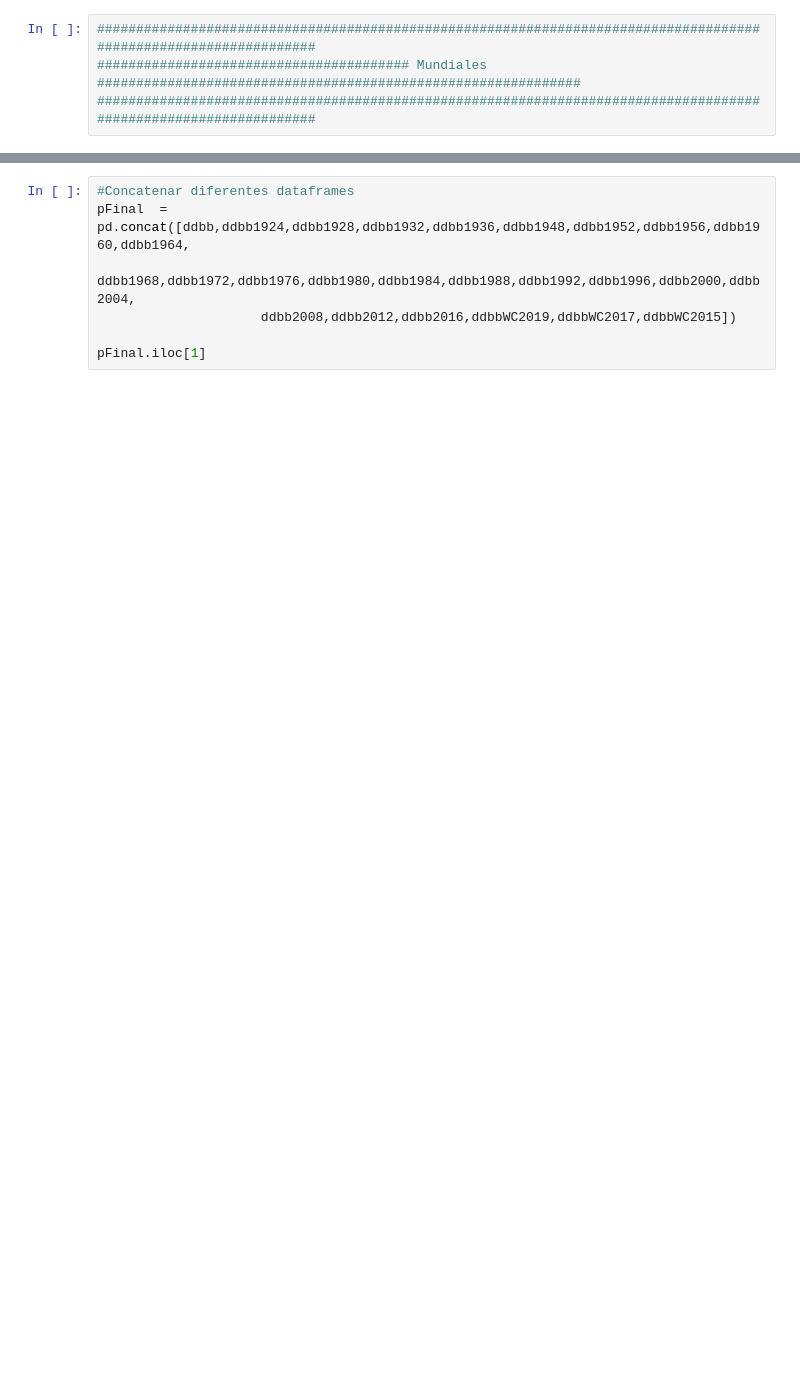
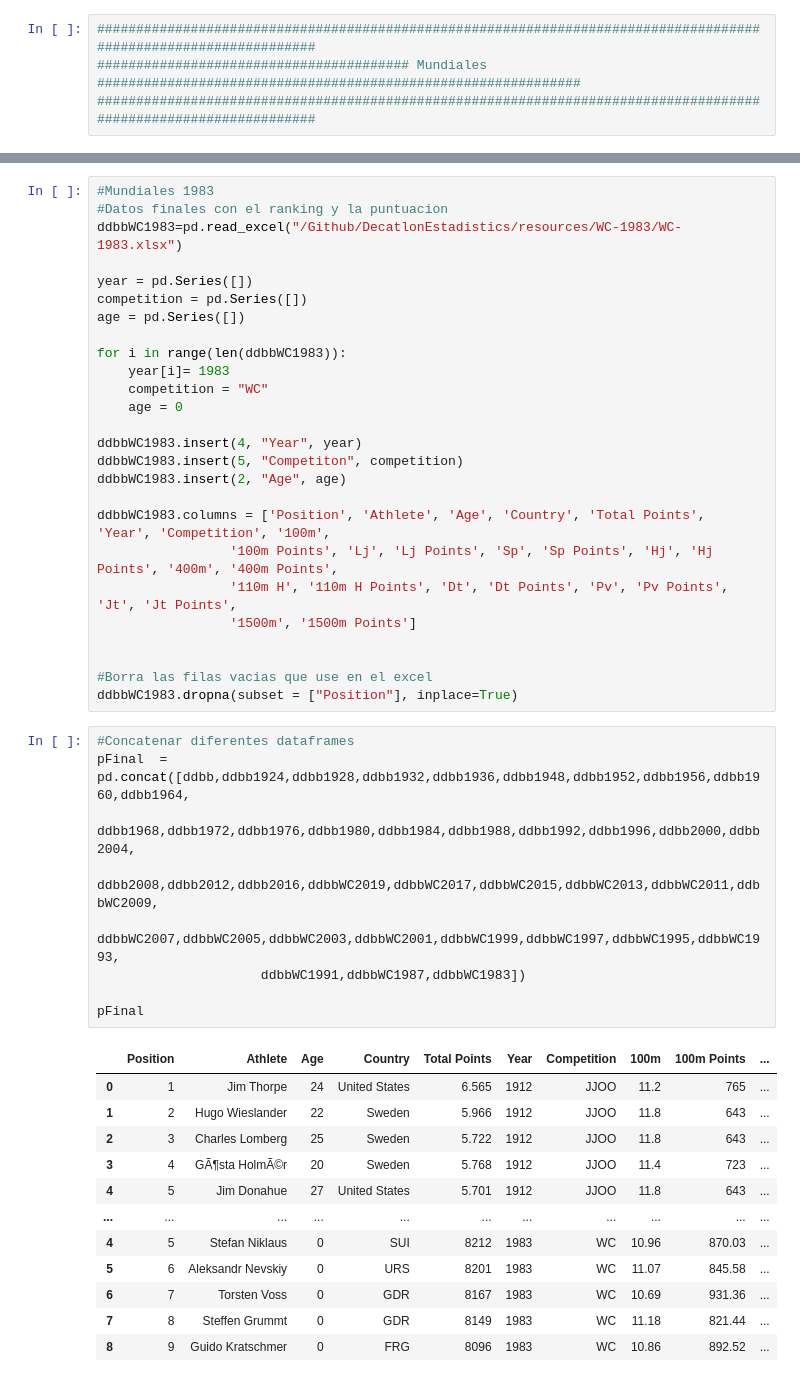
Before and after one commit to RaulCapellanFernandez/DecatlonEstadistics, a Jupyter notebook: CSVdataFrame.ipynb, the cells around one changed output, grey strips where cells are left out. Cells and saved outputs as stored; diff of their text form; blank space fills up the shorter version.

Commit message:
DDBB terminada-Dataframe hecho

```diff
--- a/CSVdataFrame.ipynb
+++ b/CSVdataFrame.ipynb
@@ -4536,8 +3784,48 @@ ddbbWC1991
+# %%
+#Mundiales 1983
+#Datos finales con el ranking y la puntuacion
+ddbbWC1983=pd.read_excel("/Github/DecatlonEstadistics/resources/WC-1983/WC-1983.xlsx")
+
+year = pd.Series([])
+competition = pd.Series([])
+age = pd.Series([])
+
+for i in range(len(ddbbWC1983)):
+    year[i]= 1983
+    competition = "WC"
+    age = 0
+
+ddbbWC1983.insert(4, "Year", year)
+ddbbWC1983.insert(5, "Competiton", competition)
+ddbbWC1983.insert(2, "Age", age)
+
+ddbbWC1983.columns = ['Position', 'Athlete', 'Age', 'Country', 'Total Points', 'Year', 'Competition', '100m',
+                 '100m Points', 'Lj', 'Lj Points', 'Sp', 'Sp Points', 'Hj', 'Hj Points', '400m', '400m Points',
+                 '110m H', '110m H Points', 'Dt', 'Dt Points', 'Pv', 'Pv Points', 'Jt', 'Jt Points',
+                 '1500m', '1500m Points']
+
+
+#Borra las filas vacias que use en el excel
+ddbbWC1983.dropna(subset = ["Position"], inplace=True)
 # %%
 #Concatenar diferentes dataframes
 pFinal  = pd.concat([ddbb,ddbb1924,ddbb1928,ddbb1932,ddbb1936,ddbb1948,ddbb1952,ddbb1956,ddbb1960,ddbb1964,
                      ddbb1968,ddbb1972,ddbb1976,ddbb1980,ddbb1984,ddbb1988,ddbb1992,ddbb1996,ddbb2000,ddbb2004,
-                     ddbb2008,ddbb2012,ddbb2016,ddbbWC2019,ddbbWC2017,ddbbWC2015])
+                     ddbb2008,ddbb2012,ddbb2016,ddbbWC2019,ddbbWC2017,ddbbWC2015,ddbbWC2013,ddbbWC2011,ddbbWC2009,
+                     ddbbWC2007,ddbbWC2005,ddbbWC2003,ddbbWC2001,ddbbWC1999,ddbbWC1997,ddbbWC1995,ddbbWC1993,
+                     ddbbWC1991,ddbbWC1987,ddbbWC1983])
 
-pFinal.iloc[1]
+pFinal
 # %% [output]
+|  | Position | Athlete | Age | Country | Total Points | Year | Competition | 100m | 100m Points | ... |
+| 0 | 1 | Jim Thorpe | 24 | United States | 6.565 | 1912 | JJOO | 11.2 | 765 | ... |
+| 1 | 2 | Hugo Wieslander | 22 | Sweden | 5.966 | 1912 | JJOO | 11.8 | 643 | ... |
+| 2 | 3 | Charles Lomberg | 25 | Sweden | 5.722 | 1912 | JJOO | 11.8 | 643 | ... |
+| 3 | 4 | GÃ¶sta HolmÃ©r | 20 | Sweden | 5.768 | 1912 | JJOO | 11.4 | 723 | ... |
+| 4 | 5 | Jim Donahue | 27 | United States | 5.701 | 1912 | JJOO | 11.8 | 643 | ... |
+| ... | ... | ... | ... | ... | ... | ... | ... | ... | ... | ... |
+| 4 | 5 | Stefan Niklaus | 0 | SUI | 8212 | 1983 | WC | 10.96 | 870.03 | ... |
+| 5 | 6 | Aleksandr Nevskiy | 0 | URS | 8201 | 1983 | WC | 11.07 | 845.58 | ... |
+| 6 | 7 | Torsten Voss | 0 | GDR | 8167 | 1983 | WC | 10.69 | 931.36 | ... |
+| 7 | 8 | Steffen Grummt | 0 | GDR | 8149 | 1983 | WC | 11.18 | 821.44 | ... |
+| 8 | 9 | Guido Kratschmer | 0 | FRG | 8096 | 1983 | WC | 10.86 | 892.52 | ... |
```
Also changed, not shown: parts of 65 cells of this notebook, 1 other file.
